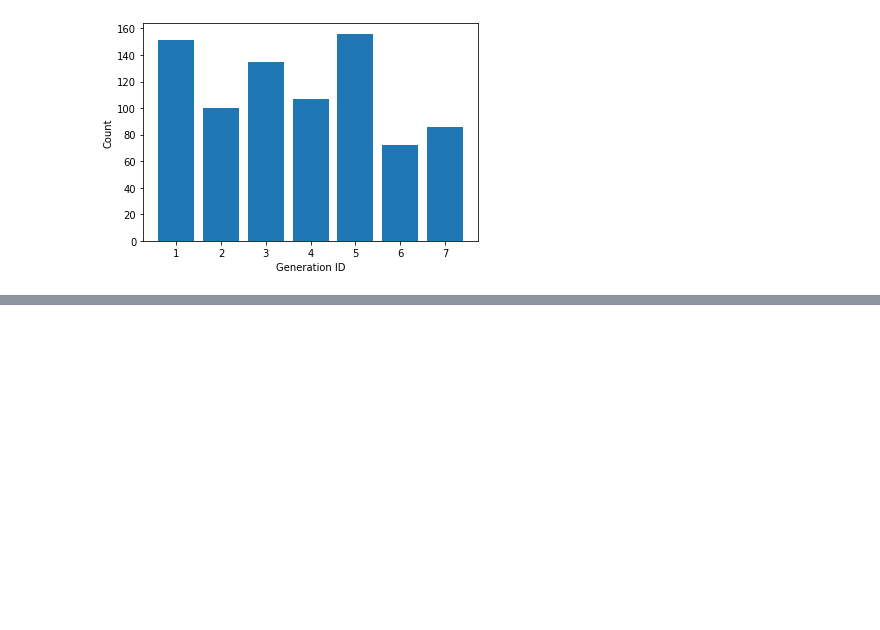
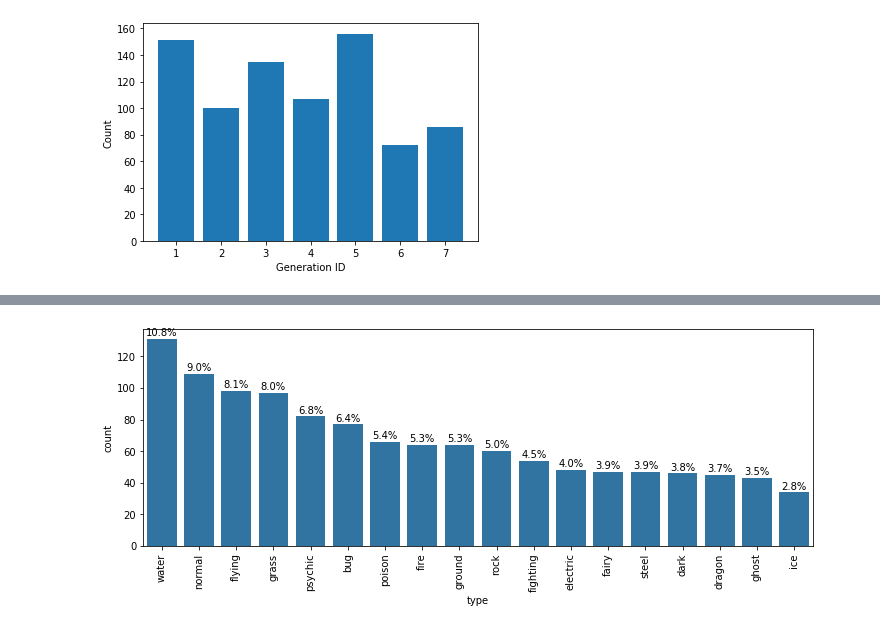
Before and after one commit to noreenwu/plots, a Jupyter notebook: Sample Plots.ipynb, the cells around one changed output, grey strips where cells are left out. Saved outputs shown, nothing was run; the diff lists cells and outputs as text; code cells hidden in the pictures; blank space fills up the shorter version.

```diff
--- a/Sample Plots.ipynb
+++ b/Sample Plots.ipynb
@@ -155,0 +290,27 @@ Text(0, 0.5, 'Count')
+# %%
+from matplotlib import rcParams
+# Specify the figure size in inches, for both X, and Y axes
+rcParams['figure.figsize'] = 12,4
+
+# Considering the same chart from the Example 1 above, print the text (proportion) BELOW the bars
+base_color = sns.color_palette()[0]
+sns.countplot(data=pkmn_types, x='type', color=base_color, order=type_order);
+
+
+# Recalculating the type_counts just to have clarity.
+type_counts = pkmn_types['type'].value_counts()
+
+# get the current tick locations and labels
+locs, labels = plt.xticks(rotation=90)
+
+# loop through each pair of locations and labels
+for loc, label in zip(locs, labels):
+
+    # get the text property for the label to get the correct count
+    count = type_counts[label.get_text()]
+    pct_string = '{:0.1f}%'.format(100*count/n_pokemon)
+
+    # print the annotation just below the top of the bar
+    plt.text(loc, count+2, pct_string, ha = 'center', color = 'black')
+# %% [output]
+[figure, added]
```
Also changed, not shown: parts of 38 cells of this notebook.
